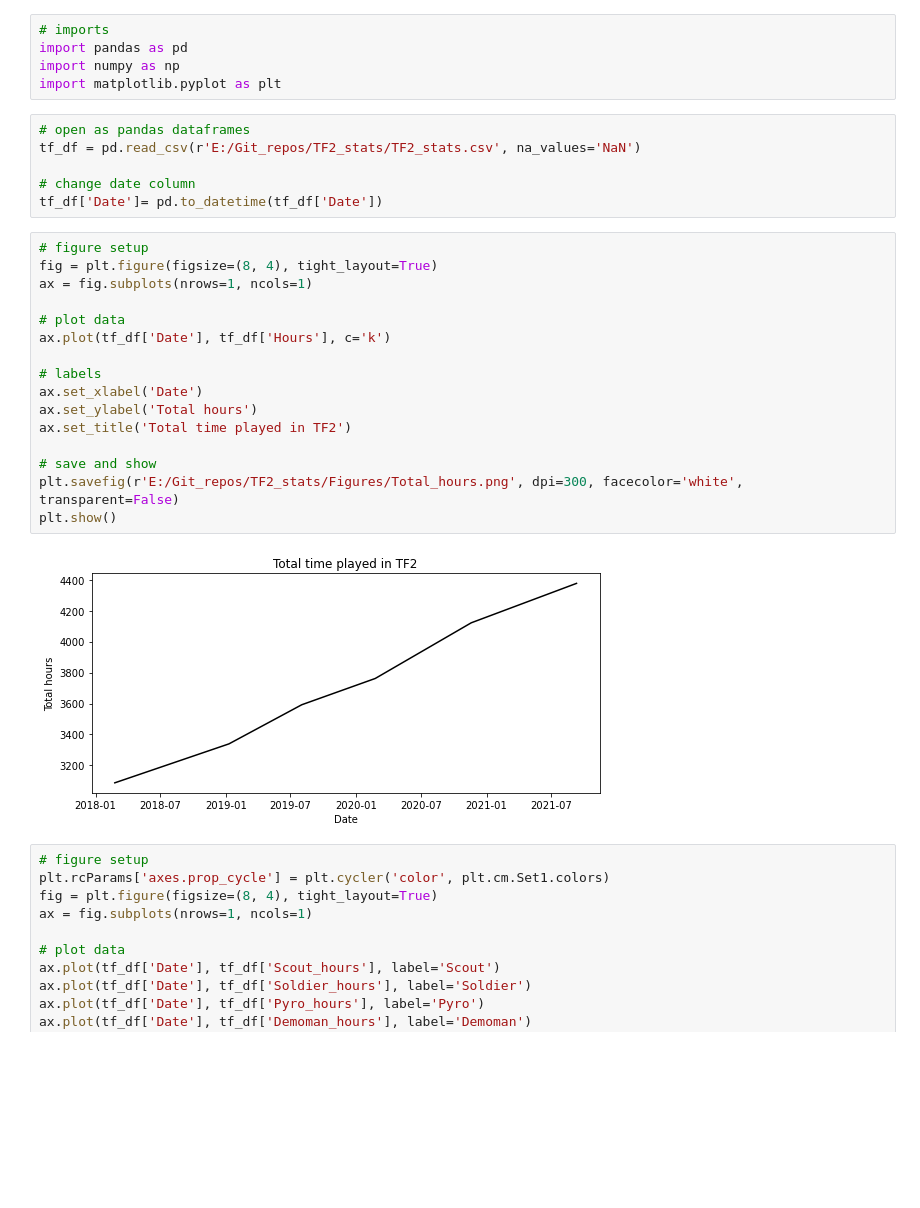
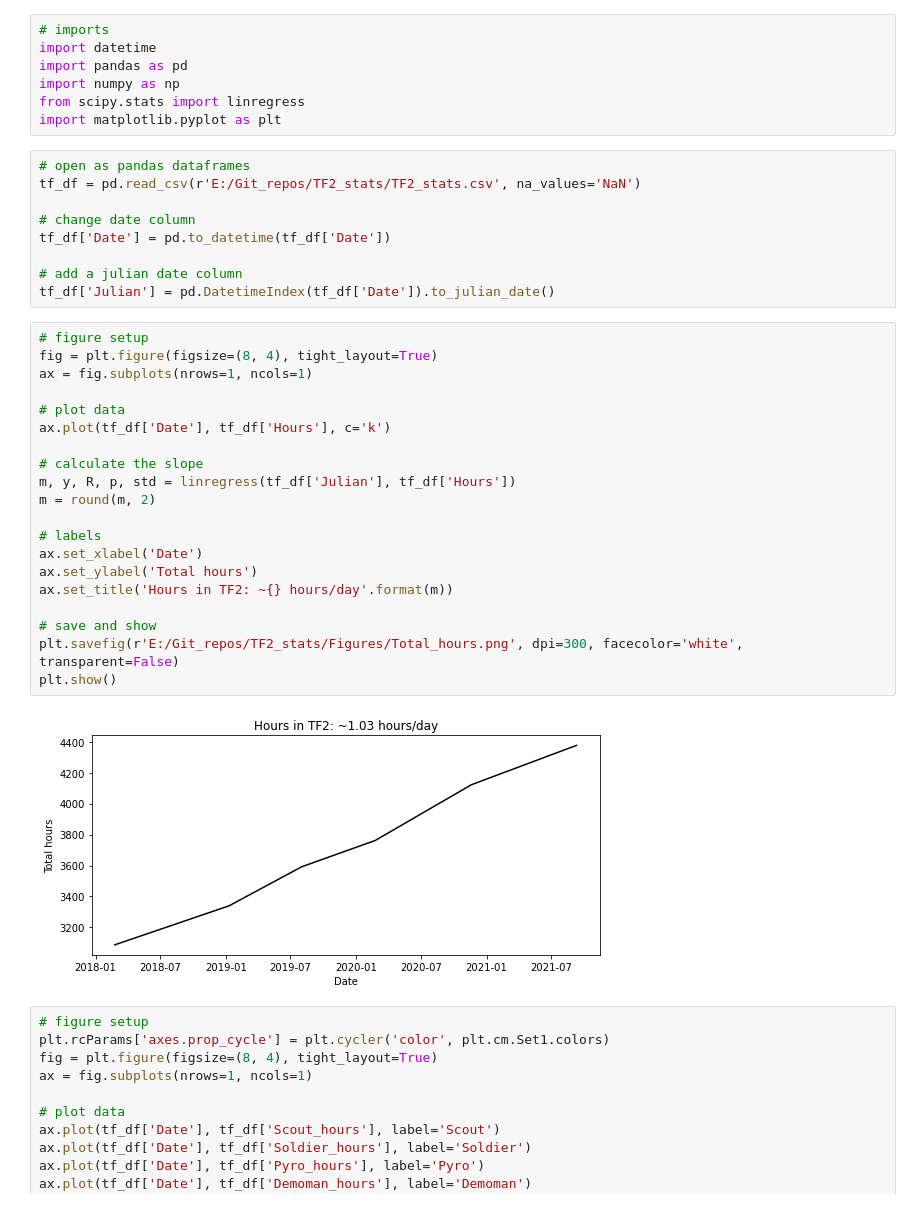
Before and after one commit to TimNagle-McNaughton/TF2_stats, a Jupyter notebook: Plot_generation.ipynb, the cells around one changed output. Drawn from its saved outputs; the diff is of its cells as text; blank space fills up the shorter version.

```diff
--- a/Plot_generation.ipynb
+++ b/Plot_generation.ipynb
@@ -1,32 +1,41 @@
 # %%
 # imports
+import datetime
 import pandas as pd
 import numpy as np
+from scipy.stats import linregress
 import matplotlib.pyplot as plt
 # %%
 # open as pandas dataframes
 tf_df = pd.read_csv(r'E:/Git_repos/TF2_stats/TF2_stats.csv', na_values='NaN')
 
 # change date column
-tf_df['Date']= pd.to_datetime(tf_df['Date'])
+tf_df['Date'] = pd.to_datetime(tf_df['Date'])
+
+# add a julian date column
+tf_df['Julian'] = pd.DatetimeIndex(tf_df['Date']).to_julian_date()
 # %%
 # figure setup
 fig = plt.figure(figsize=(8, 4), tight_layout=True)
 ax = fig.subplots(nrows=1, ncols=1)
 
 # plot data
 ax.plot(tf_df['Date'], tf_df['Hours'], c='k')
 
+# calculate the slope
+m, y, R, p, std = linregress(tf_df['Julian'], tf_df['Hours'])
+m = round(m, 2)
+
 # labels
 ax.set_xlabel('Date')
 ax.set_ylabel('Total hours')
-ax.set_title('Total time played in TF2')
+ax.set_title('Hours in TF2: ~{} hours/day'.format(m))
 
 # save and show
 plt.savefig(r'E:/Git_repos/TF2_stats/Figures/Total_hours.png', dpi=300, facecolor='white', transparent=False)
 plt.show()
 # %% [output]
-[figure, old version]
+[figure, new version]
 # %%
 # figure setup
 plt.rcParams['axes.prop_cycle'] = plt.cycler('color', plt.cm.Set1.colors)
```
Also changed, not shown: parts of 2 cells of this notebook, 2 other files.
